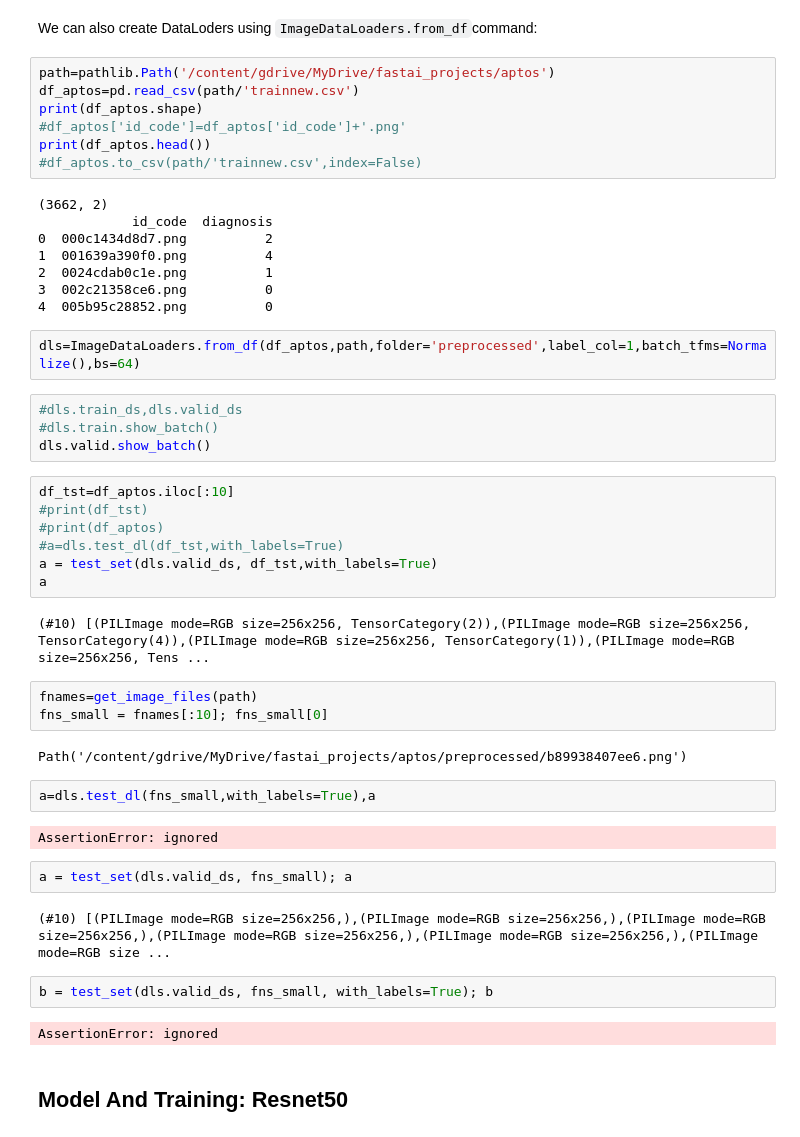
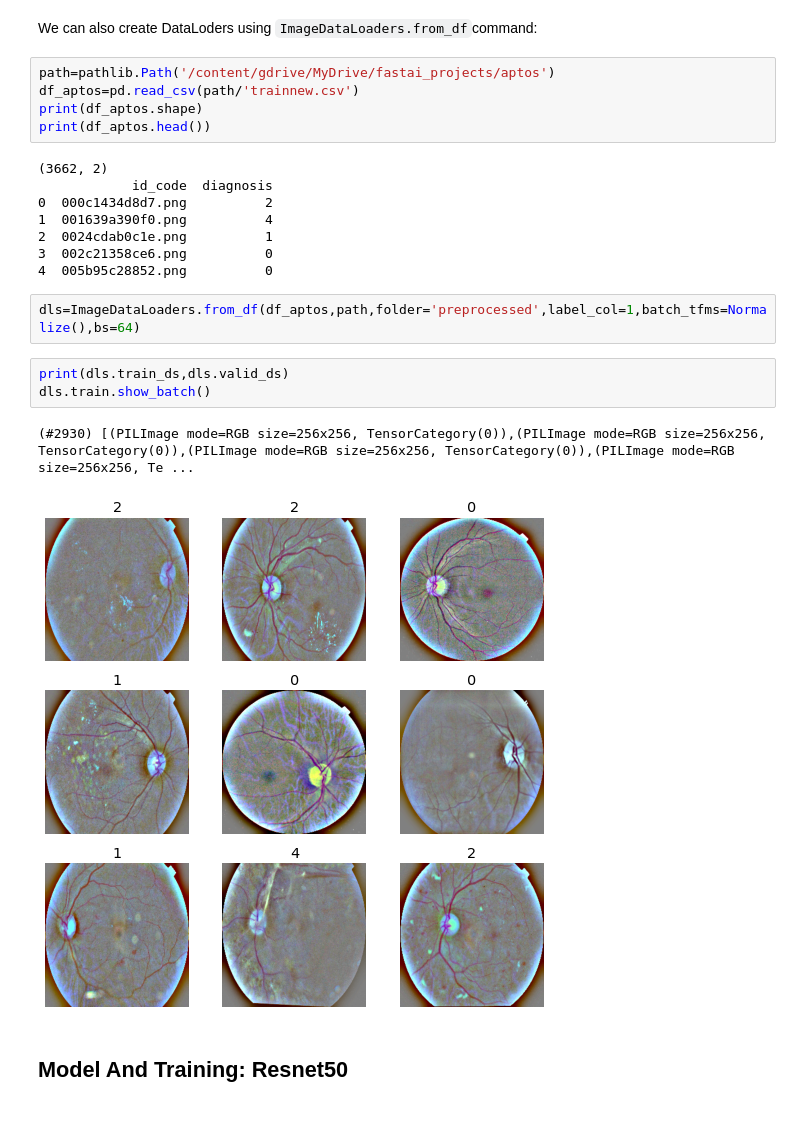
Before and after one commit to somayehpakdel/retinopathy_classification, a Jupyter notebook: aptos_fastai.ipynb, the cells around one changed output. Saved outputs shown, nothing was run; the diff lists cells and outputs as text.

```diff
--- a/aptos_fastai.ipynb
+++ b/aptos_fastai.ipynb
@@ -96,9 +104,7 @@ We can also create DataLoders using `ImageDataLoaders.from_df`command:
 path=pathlib.Path('/content/gdrive/MyDrive/fastai_projects/aptos')
 df_aptos=pd.read_csv(path/'trainnew.csv')
 print(df_aptos.shape)
-#df_aptos['id_code']=df_aptos['id_code']+'.png'
 print(df_aptos.head())
-#df_aptos.to_csv(path/'trainnew.csv',index=False)
 # %% [output]
 (3662, 2)
             id_code  diagnosis
@@ -110,35 +116,11 @@ print(df_aptos.head())
 # %%
 dls=ImageDataLoaders.from_df(df_aptos,path,folder='preprocessed',label_col=1,batch_tfms=Normalize(),bs=64)
 # %%
-#dls.train_ds,dls.valid_ds
-#dls.train.show_batch()
-dls.valid.show_batch()
+print(dls.train_ds,dls.valid_ds)
+dls.train.show_batch()
+# %% [output]
+(#2930) [(PILImage mode=RGB size=256x256, TensorCategory(0)),(PILImage mode=RGB size=256x256, TensorCategory(0)),(PILImage mode=RGB size=256x256, TensorCategory(0)),(PILImage mode=RGB size=256x256, Te ...
+[figure, added]
-# %%
-df_tst=df_aptos.iloc[:10]
-#print(df_tst)
-#print(df_aptos)
-#a=dls.test_dl(df_tst,with_labels=True)
-a = test_set(dls.valid_ds, df_tst,with_labels=True)
-a
-# %% [output]
-(#10) [(PILImage mode=RGB size=256x256, TensorCategory(2)),(PILImage mode=RGB size=256x256, TensorCategory(4)),(PILImage mode=RGB size=256x256, TensorCategory(1)),(PILImage mode=RGB size=256x256, Tens ...
-# %%
-fnames=get_image_files(path)
-fns_small = fnames[:10]; fns_small[0]
-# %% [output]
-Path('/content/gdrive/MyDrive/fastai_projects/aptos/preprocessed/b89938407ee6.png')
-# %%
-a=dls.test_dl(fns_small,with_labels=True),a
-# %% [output]
-AssertionError: ignored
-# %%
-a = test_set(dls.valid_ds, fns_small); a
-# %% [output]
-(#10) [(PILImage mode=RGB size=256x256,),(PILImage mode=RGB size=256x256,),(PILImage mode=RGB size=256x256,),(PILImage mode=RGB size=256x256,),(PILImage mode=RGB size=256x256,),(PILImage mode=RGB size ...
-# %%
-b = test_set(dls.valid_ds, fns_small, with_labels=True); b
-# %% [output]
-AssertionError: ignored
 # %% [markdown]
 ## Model And Training: Resnet50
 # %%
```
Also changed, not shown: parts of 47 cells of this notebook.
